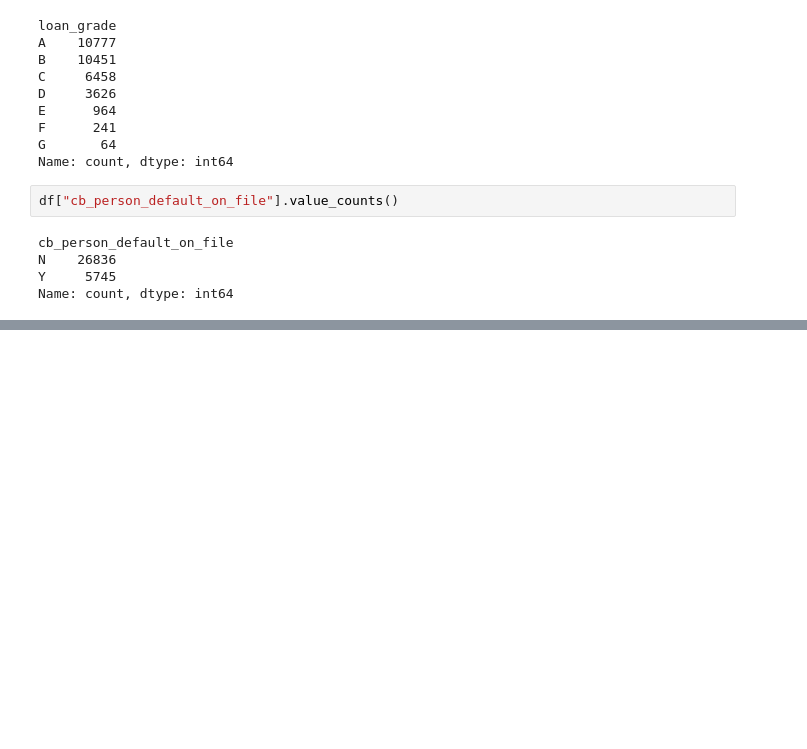
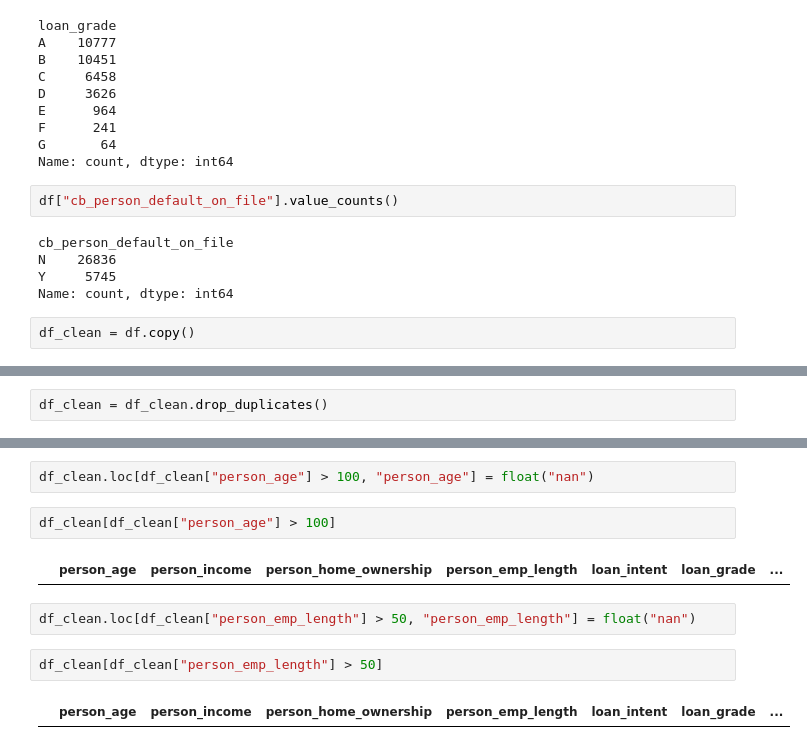
Before and after one commit to irekponor/Credit-Risk-Intelligence, a Jupyter notebook: Notebooks/data.ipynb, the cells around one changed output, grey strips where cells are left out. Drawn from its saved outputs; the diff is of its cells as text; blank space fills up the shorter version.

```diff
--- a/Notebooks/data.ipynb
+++ b/Notebooks/data.ipynb
@@ -174,3 +174,5 @@ cb_person_default_on_file
 N    26836
 Y     5745
 Name: count, dtype: int64
+# %%
+df_clean = df.copy()
@@ -176,0 +183,2 @@ Name: count, dtype: int64
+# %%
+df_clean = df_clean.drop_duplicates()
@@ -176,0 +198,12 @@ Name: count, dtype: int64
+# %%
+df_clean.loc[df_clean["person_age"] > 100, "person_age"] = float("nan")
+# %%
+df_clean[df_clean["person_age"] > 100]
+# %% [output]
+|  | person_age | person_income | person_home_ownership | person_emp_length | loan_intent | loan_grade | ... |
+# %%
+df_clean.loc[df_clean["person_emp_length"] > 50, "person_emp_length"] = float("nan")
+# %%
+df_clean[df_clean["person_emp_length"] > 50]
+# %% [output]
+|  | person_age | person_income | person_home_ownership | person_emp_length | loan_intent | loan_grade | ... |
```
Also changed, not shown: parts of 8 cells of this notebook.
